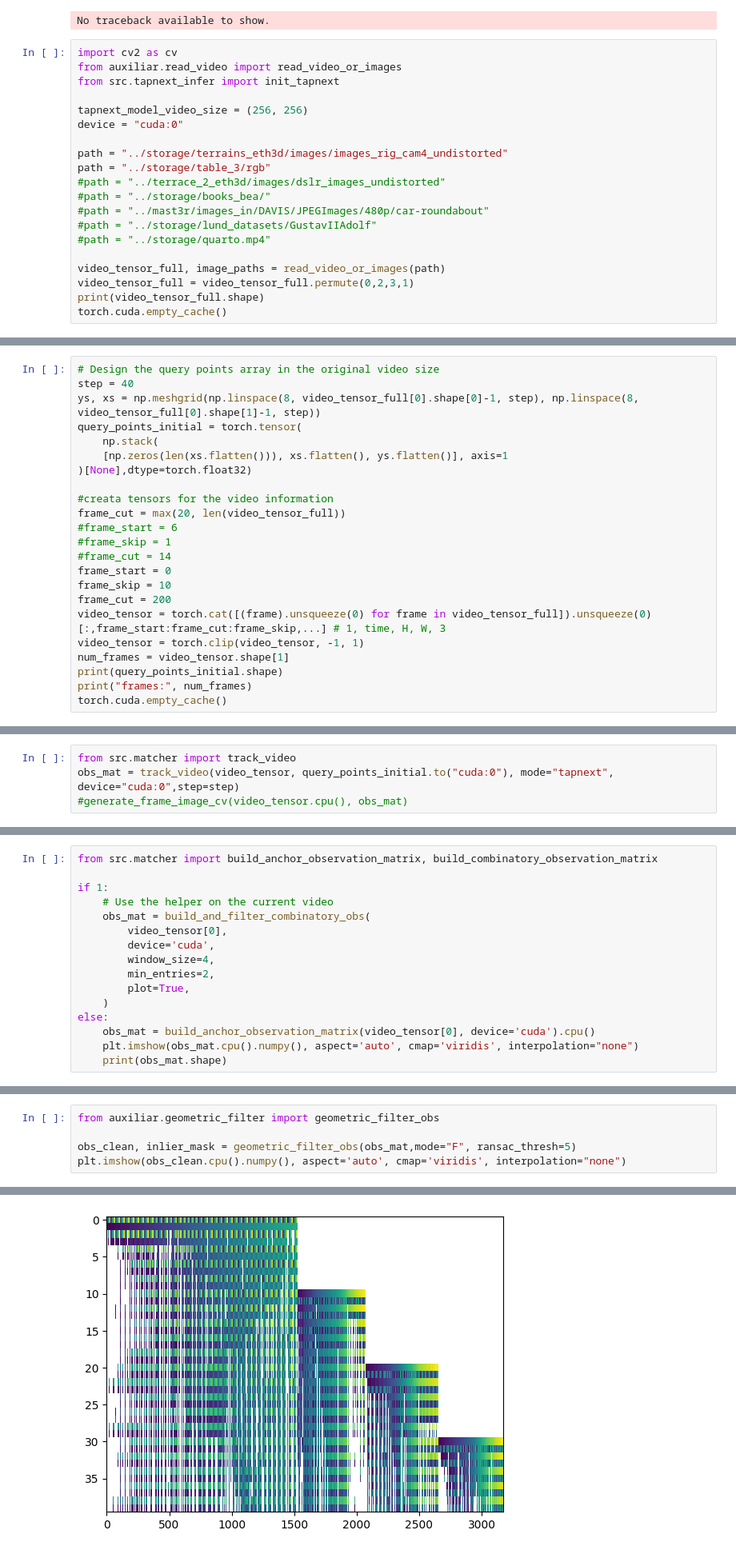
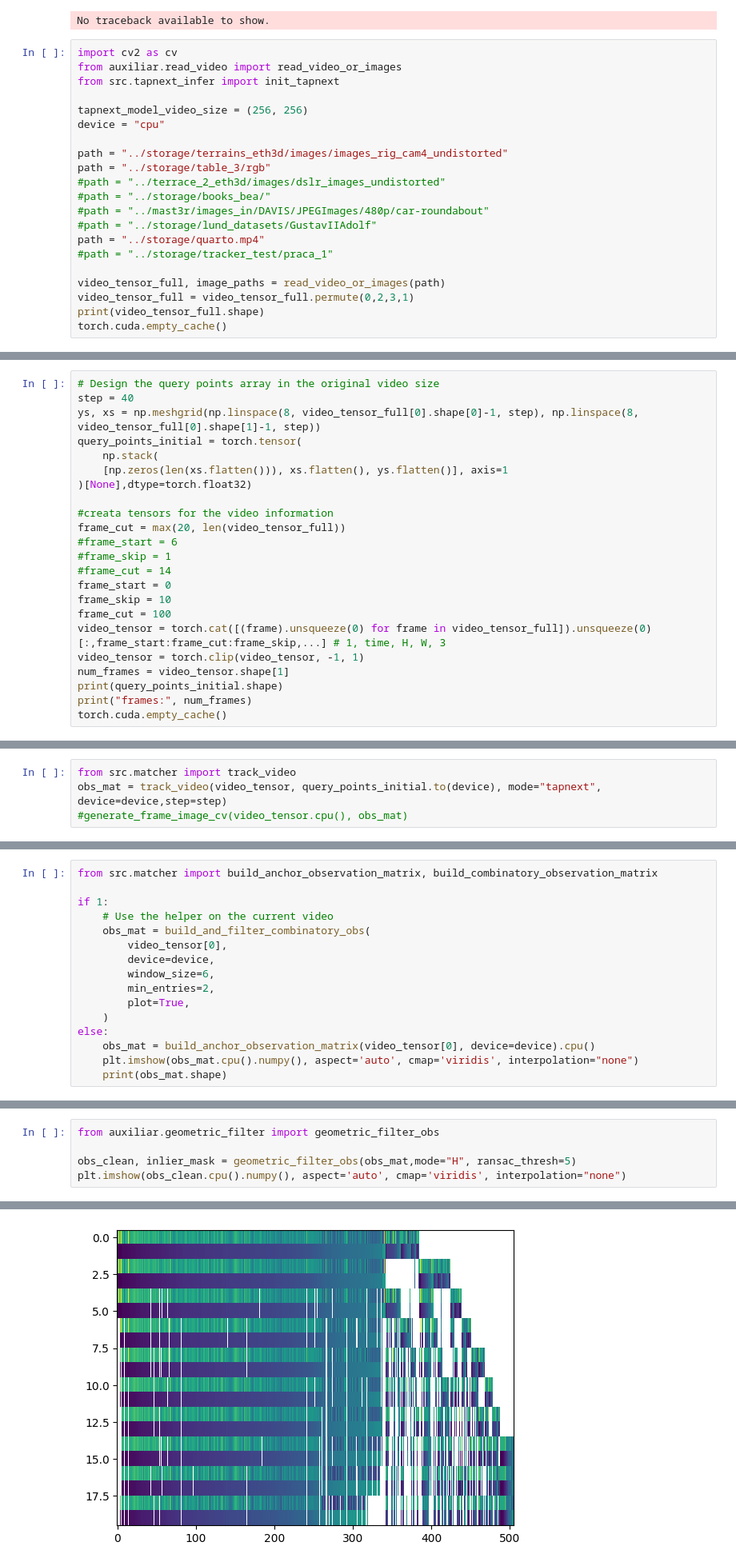
Before and after one commit to manel-ferreira-01/trackers, a Jupyter notebook: test.ipynb, the cells around one changed output, grey strips where cells are left out. Shown at 80% size. Cells and saved outputs as stored; diff of their text form.

```diff
--- a/test.ipynb
+++ b/test.ipynb
@@ -25,7 +25,7 @@ from auxiliar.read_video import read_video_or_images
 from src.tapnext_infer import init_tapnext
 
 tapnext_model_video_size = (256, 256)
-device = "cuda:0"
+device = "cpu"
 
 path = "../storage/terrains_eth3d/images/images_rig_cam4_undistorted"
 path = "../storage/table_3/rgb"
@@ -33,7 +33,8 @@ path = "../storage/table_3/rgb"
 #path = "../storage/books_bea/"
 #path = "../mast3r/images_in/DAVIS/JPEGImages/480p/car-roundabout"
 #path = "../storage/lund_datasets/GustavIIAdolf"
-#path = "../storage/quarto.mp4"
+path = "../storage/quarto.mp4"
+#path = "../storage/tracker_test/praca_1"
 
 video_tensor_full, image_paths = read_video_or_images(path)
 video_tensor_full = video_tensor_full.permute(0,2,3,1)
@@ -211,7 +210,7 @@ frame_cut = max(20, len(video_tensor_full))
 #frame_cut = 14
 frame_start = 0
 frame_skip = 10
-frame_cut = 200
+frame_cut = 100
 video_tensor = torch.cat([(frame).unsqueeze(0) for frame in video_tensor_full]).unsqueeze(0)[:,frame_start:frame_cut:frame_skip,...] # 1, time, H, W, 3
 video_tensor = torch.clip(video_tensor, -1, 1)
 num_frames = video_tensor.shape[1]
@@ -225,5 +224,5 @@ frames: 20
 image_paths[frame_start:frame_cut:frame_skip]
 # %%
 from src.matcher import track_video
-obs_mat = track_video(video_tensor, query_points_initial.to("cuda:0"), mode="tapnext", device="cuda:0",step=step)
+obs_mat = track_video(video_tensor, query_points_initial.to(device), mode="tapnext", device=device,step=step)
 #generate_frame_image_cv(video_tensor.cpu(), obs_mat)
@@ -698,13 +690,13 @@ if 1:
     # Use the helper on the current video
     obs_mat = build_and_filter_combinatory_obs(
         video_tensor[0],
-        device='cuda',
-        window_size=4,
+        device=device,
+        window_size=6,
         min_entries=2,
         plot=True,
     )
 else:
-    obs_mat = build_anchor_observation_matrix(video_tensor[0], device='cuda').cpu()
+    obs_mat = build_anchor_observation_matrix(video_tensor[0], device=device).cpu()
     plt.imshow(obs_mat.cpu().numpy(), aspect='auto', cmap='viridis', interpolation="none")
     print(obs_mat.shape)
 # %% [output]
@@ -716,6 +708,6 @@ Remaining shape: torch.Size([40, 694])
 # %%
 from auxiliar.geometric_filter import geometric_filter_obs
 
-obs_clean, inlier_mask = geometric_filter_obs(obs_mat,mode="F", ransac_thresh=5)
+obs_clean, inlier_mask = geometric_filter_obs(obs_mat,mode="H", ransac_thresh=5)
 plt.imshow(obs_clean.cpu().numpy(), aspect='auto', cmap='viridis', interpolation="none")
 # %% [output]
@@ -734,5 +730,5 @@ Geometric filter | mode=F  F=20  P=3340  pairs=153  gap>=3  thresh=5px
 <matplotlib.image.AxesImage at 0x...>
-[figure, old version]
+[figure, new version]
 # %%
 from auxiliar.track_explorer import build_track_explorer
 
```
Also changed, not shown: parts of 10 cells of this notebook, 2 other files.
